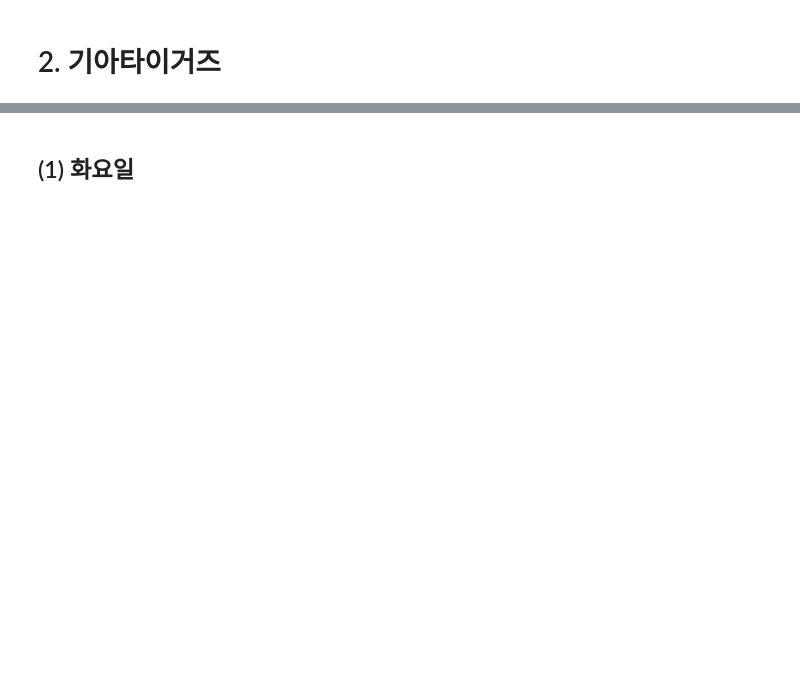
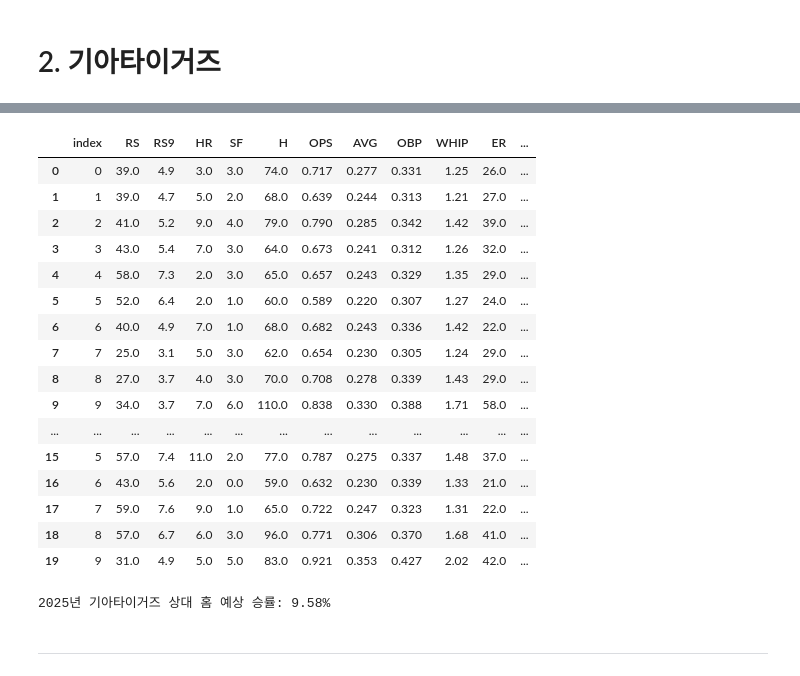
Before and after one commit to IAMKIMEUNSEO/predict2025_kbo_lgtwins_winning_rate, a Jupyter notebook: lgtwins.ipynb, the cells around one changed output, grey strips where cells are left out. Drawn from its saved outputs; the diff is of its cells as text; code cells hidden in the pictures; blank space fills up the shorter version.

Commit message:
2025년 기아타이거즈 상대 홈 예상 승률 예측 모델 생성

```diff
--- a/lgtwins.ipynb
+++ b/lgtwins.ipynb
@@ -254,3 +273,6 @@ selected_features
+# %%
+#투수지표와 타자지표에서 각각 5개로 필터링
+selected_features = ['RS', 'RS9', 'HR', 'SF', 'H', 'OPS', 'AVG', 'OBP', 'WHIP', 'ER']
 # %%
 #각 팀별 연도에 따른 승률
 teams = ['삼성', '기아', '롯데', '두산', '한화', 'SSG', '키움', 'NC', 'KT']
@@ -447,0 +563,21 @@ selected_features.append('Year')
+# %%
+df_kia.reset_index(inplace=True)
+df_kia
+# %% [output]
+|  | index | RS | RS9 | HR | SF | H | OPS | AVG | OBP | WHIP | ER | ... |
+| 0 | 0 | 39.0 | 4.9 | 3.0 | 3.0 | 74.0 | 0.717 | 0.277 | 0.331 | 1.25 | 26.0 | ... |
+| 1 | 1 | 39.0 | 4.7 | 5.0 | 2.0 | 68.0 | 0.639 | 0.244 | 0.313 | 1.21 | 27.0 | ... |
+| 2 | 2 | 41.0 | 5.2 | 9.0 | 4.0 | 79.0 | 0.790 | 0.285 | 0.342 | 1.42 | 39.0 | ... |
+| 3 | 3 | 43.0 | 5.4 | 7.0 | 3.0 | 64.0 | 0.673 | 0.241 | 0.312 | 1.26 | 32.0 | ... |
+| 4 | 4 | 58.0 | 7.3 | 2.0 | 3.0 | 65.0 | 0.657 | 0.243 | 0.329 | 1.35 | 29.0 | ... |
+| 5 | 5 | 52.0 | 6.4 | 2.0 | 1.0 | 60.0 | 0.589 | 0.220 | 0.307 | 1.27 | 24.0 | ... |
+| 6 | 6 | 40.0 | 4.9 | 7.0 | 1.0 | 68.0 | 0.682 | 0.243 | 0.336 | 1.42 | 22.0 | ... |
+| 7 | 7 | 25.0 | 3.1 | 5.0 | 3.0 | 62.0 | 0.654 | 0.230 | 0.305 | 1.24 | 29.0 | ... |
+| 8 | 8 | 27.0 | 3.7 | 4.0 | 3.0 | 70.0 | 0.708 | 0.278 | 0.339 | 1.43 | 29.0 | ... |
+| 9 | 9 | 34.0 | 3.7 | 7.0 | 6.0 | 110.0 | 0.838 | 0.330 | 0.388 | 1.71 | 58.0 | ... |
+| ... | ... | ... | ... | ... | ... | ... | ... | ... | ... | ... | ... | ... |
+| 15 | 5 | 57.0 | 7.4 | 11.0 | 2.0 | 77.0 | 0.787 | 0.275 | 0.337 | 1.48 | 37.0 | ... |
+| 16 | 6 | 43.0 | 5.6 | 2.0 | 0.0 | 59.0 | 0.632 | 0.230 | 0.339 | 1.33 | 21.0 | ... |
+| 17 | 7 | 59.0 | 7.6 | 9.0 | 1.0 | 65.0 | 0.722 | 0.247 | 0.323 | 1.31 | 22.0 | ... |
+| 18 | 8 | 57.0 | 6.7 | 6.0 | 3.0 | 96.0 | 0.771 | 0.306 | 0.370 | 1.68 | 41.0 | ... |
+| 19 | 9 | 31.0 | 4.9 | 5.0 | 5.0 | 83.0 | 0.921 | 0.353 | 0.427 | 2.02 | 42.0 | ... |
@@ -448,2 +623,35 @@ selected_features.append('Year')
+# %%
+#홈
+years = np.array(df_kiaH[['Year']]) #연도
+record = np.array(df_kiaH.iloc[:, :-2]) #기록(RS, RS9, HR, SF, H, OPS, AVG, OBP, WHIP, ER)
+winning_rate = np.array(df_kiaH['winning_rate'])    #승률
+
+#기록 예측 모델
+x_years = years #독립변수
+y_record = np.column_stack((record))    #종속변수
+model_record = LinearRegression()   #생성
+model_record.fit(x_years, y_record) #학습
+
+#2025년 기록 예측
+pred_record = model_record.predict([[2025]])[0]
+pred_RS, pred_RS9, pred_HR, pred_SF, pred_H, pred_OPS, pred_AVG, pred_OBP, pred_WHIP, pred_ER = pred_record
+
+#승률 예측 모델
+x = np.column_stack((record))   #독립변수
+y = winning_rate    #종속변수
+model_wr = LinearRegression()   #생성
+model_wr.fit(x, y)  #학습
+
+#2025년 예측 데이터
+pred_x = np.array([[
+    pred_RS, pred_RS9, pred_HR, pred_SF, pred_H,
+    pred_OPS, pred_AVG, pred_OBP, pred_WHIP, pred_ER
+]])
+
+#승률 예측
+predicted_wr = model_wr.predict(pred_x)[0]
+print(f"2025년 기아타이거즈 상대 홈 예상 승률: {predicted_wr:.2f}%")
+# %% [output]
+2025년 기아타이거즈 상대 홈 예상 승률: 9.58%
 # %% [markdown]
-## (1) 화요일
+---
```
Also changed, not shown: parts of 21 cells of this notebook.
